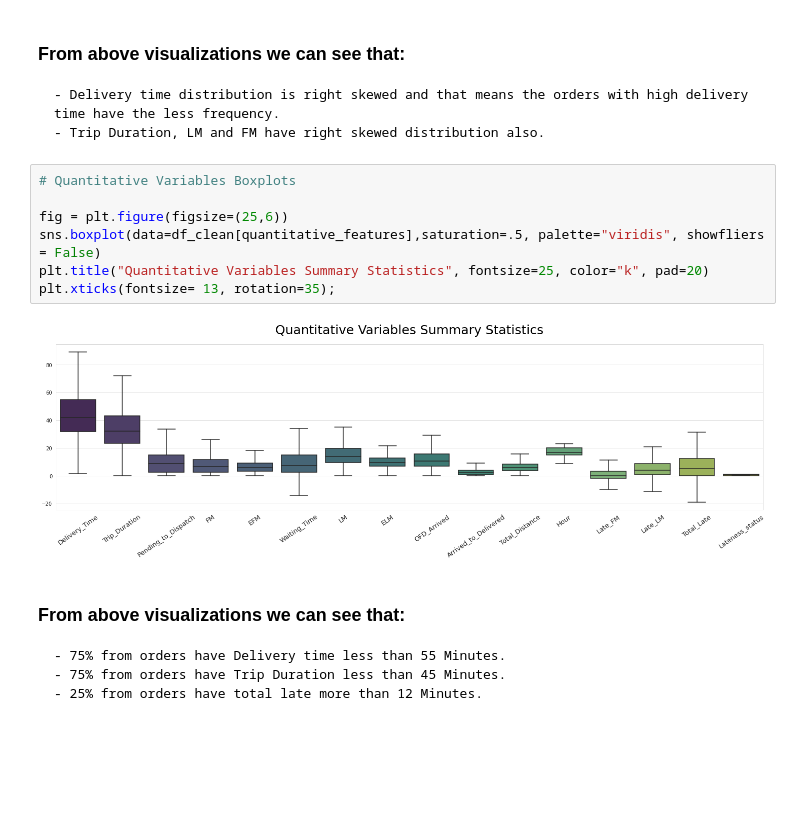
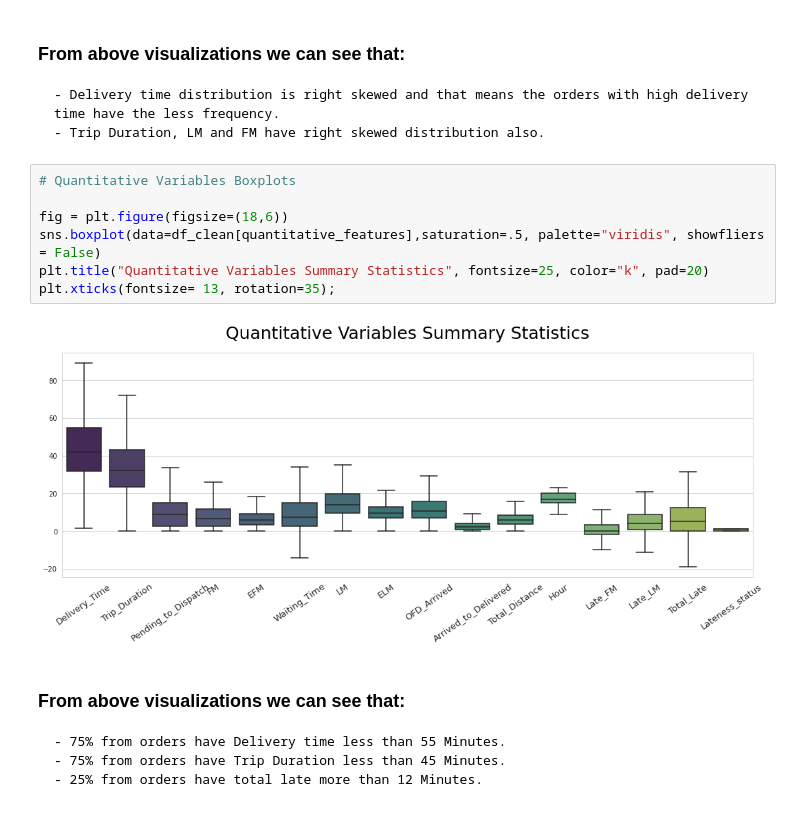
Before and after one commit to Muhammet-Abd-ElWahab/Exploratory_Data_Analysis_Projects, a Jupyter notebook: 8_Fleet_Quality_Analysis_For_Food_Delivery_App/Fleet Quality Analysis For Food Delivery App.ipynb, the cells around one changed output. Cells and saved outputs as stored; diff of their text form; blank space fills up the shorter version.

Commit message:
update visualizations

```diff
--- a/8_Fleet_Quality_Analysis_For_Food_Delivery_App/Fleet Quality Analysis For Food Delivery App.ipynb
+++ b/8_Fleet_Quality_Analysis_For_Food_Delivery_App/Fleet Quality Analysis For Food Delivery App.ipynb
@@ -552,12 +542,12 @@ fig.suptitle('Quantitative Variables Histograms', fontsize=25, color="k");
 # %%
 # Quantitative Variables Boxplots
 
-fig = plt.figure(figsize=(25,6))
+fig = plt.figure(figsize=(18,6))
 sns.boxplot(data=df_clean[quantitative_features],saturation=.5, palette="viridis", showfliers = False)
 plt.title("Quantitative Variables Summary Statistics", fontsize=25, color="k", pad=20)
 plt.xticks(fontsize= 13, rotation=35);
 # %% [output]
-[figure, old version]
+[figure, new version]
 # %% [markdown]
 ### From above visualizations we can see that:
 
```
Also changed, not shown: parts of 5 cells of this notebook.
